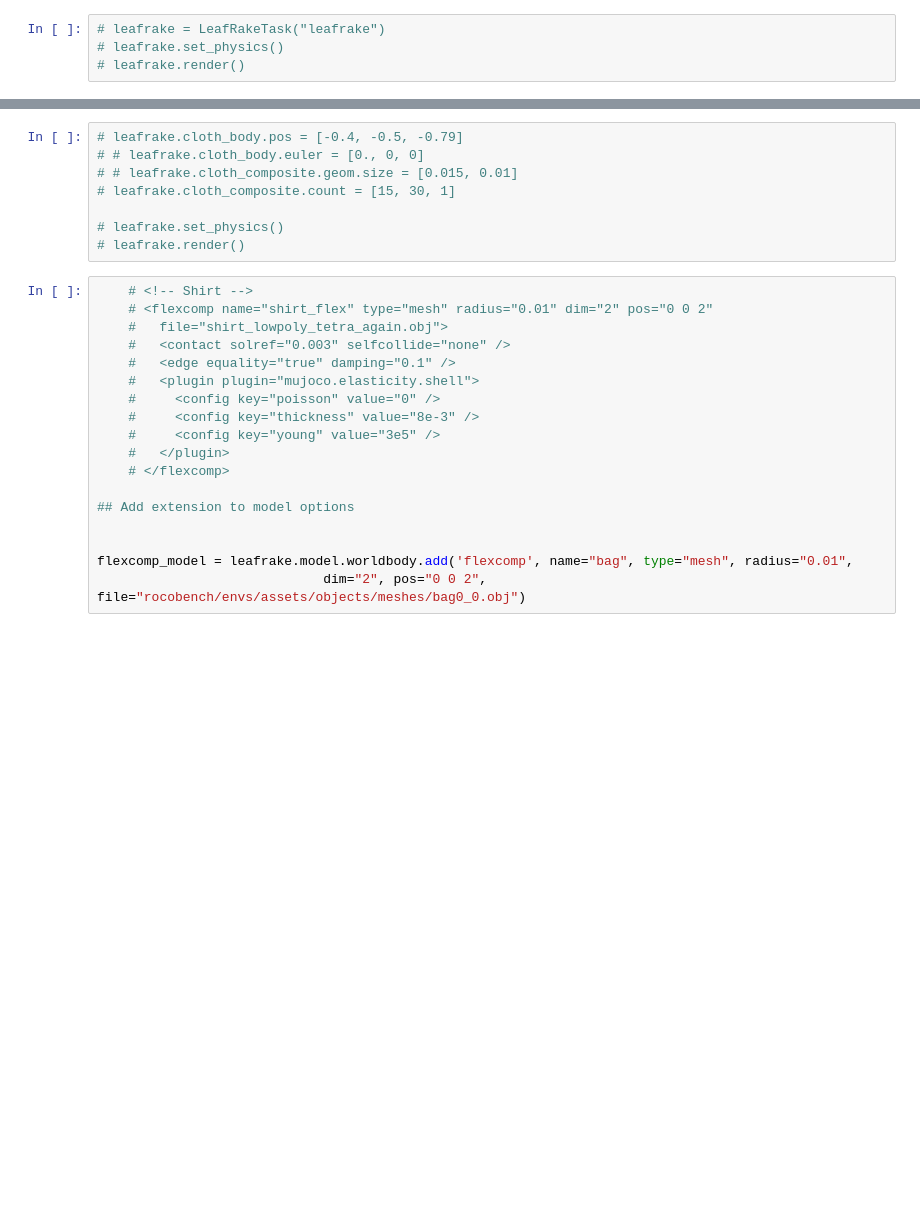
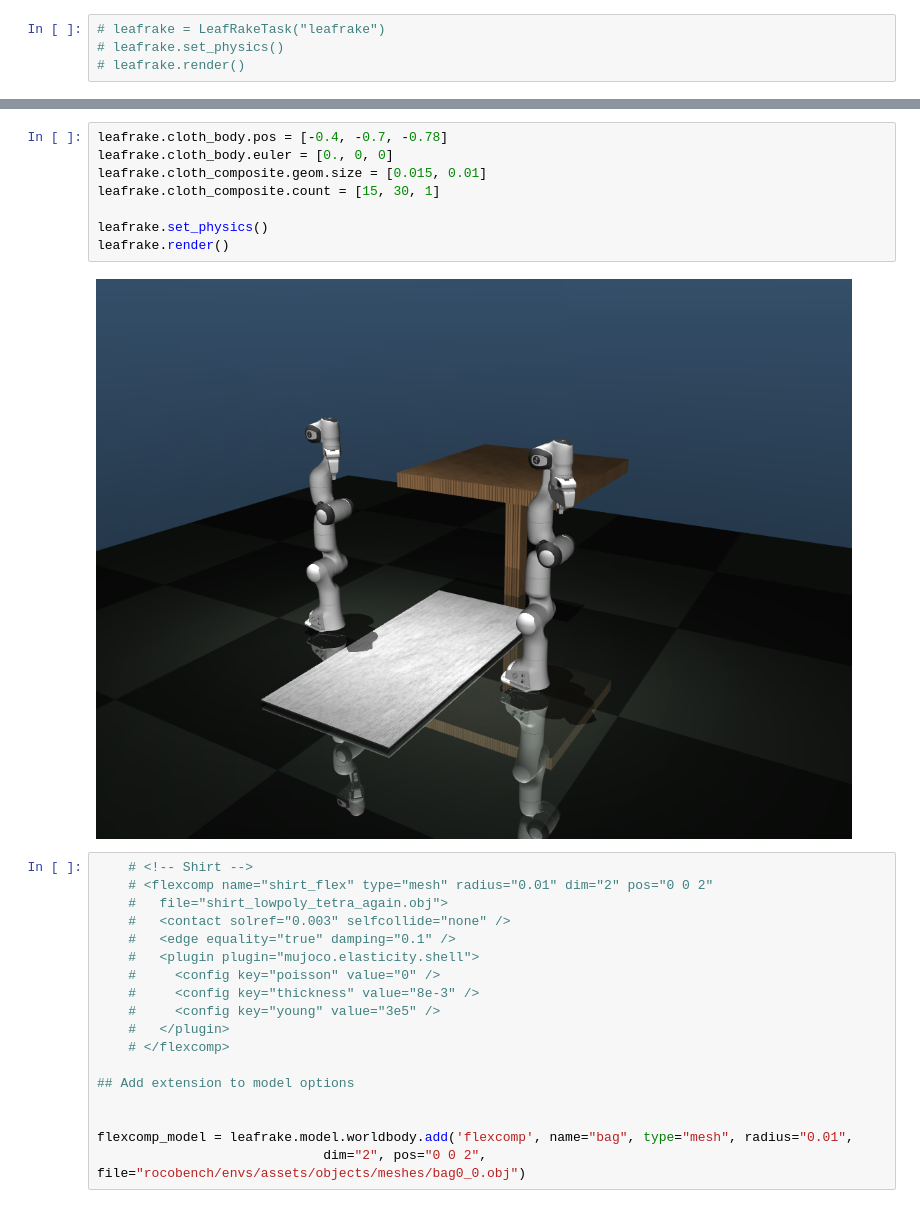
Before and after one commit to vignesh-anand/robot-collab-v2, a Jupyter notebook: testing_pyMJCF.ipynb, the cells around one changed output, grey strips where cells are left out. Saved outputs shown, nothing was run; the diff lists cells and outputs as text; blank space fills up the shorter version.

```diff
--- a/testing_pyMJCF.ipynb
+++ b/testing_pyMJCF.ipynb
@@ -3025,11 +2981,13 @@ AttributeError: <plugin> is not a valid child of <extension>
 # %%
-# leafrake.cloth_body.pos = [-0.4, -0.5, -0.79]
-# # leafrake.cloth_body.euler = [0., 0, 0]
-# # leafrake.cloth_composite.geom.size = [0.015, 0.01]
-# leafrake.cloth_composite.count = [15, 30, 1]
+leafrake.cloth_body.pos = [-0.4, -0.7, -0.78]
+leafrake.cloth_body.euler = [0., 0, 0]
+leafrake.cloth_composite.geom.size = [0.015, 0.01]
+leafrake.cloth_composite.count = [15, 30, 1]
 
-# leafrake.set_physics()
-# leafrake.render()
+leafrake.set_physics()
+leafrake.render()
+# %% [output]
+[figure, added]
 # %%
     # <!-- Shirt -->
     # <flexcomp name="shirt_flex" type="mesh" radius="0.01" dim="2" pos="0 0 2"
```
Also changed, not shown: parts of 28 cells of this notebook, 4 other files.
